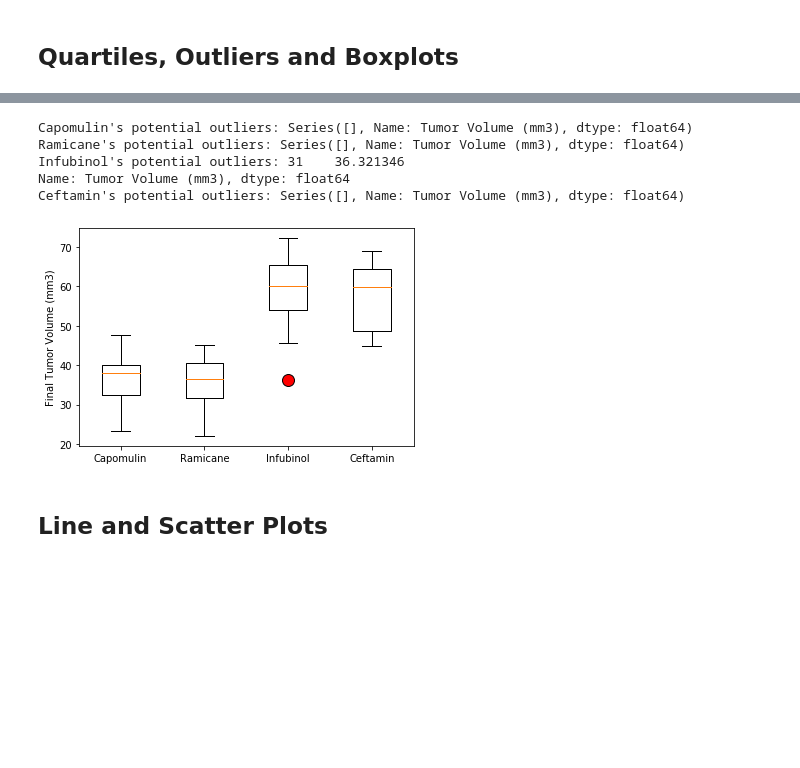
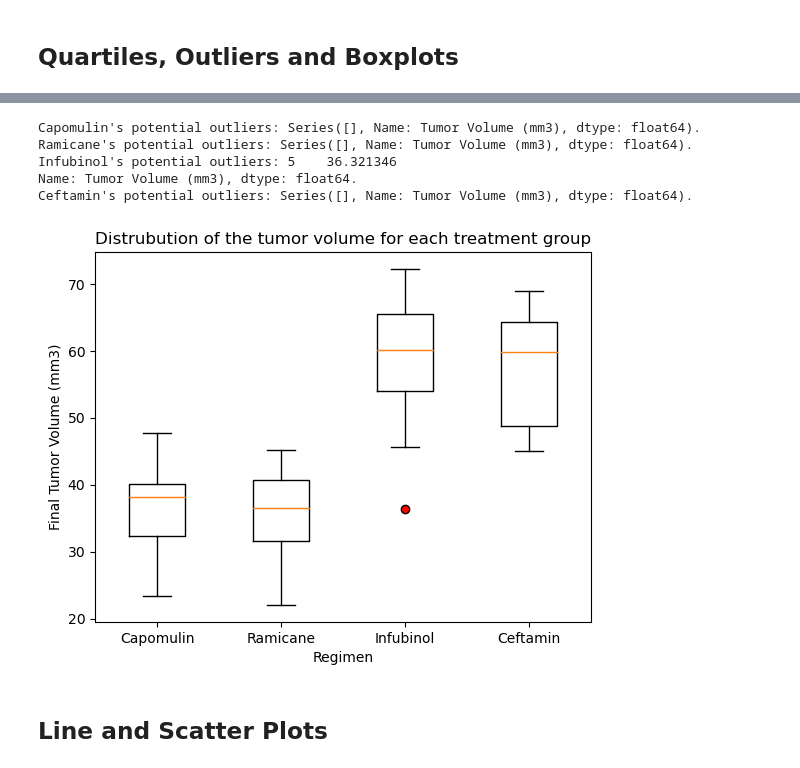
Before and after one commit to ViolettaAntonova/Matplotlib-challene, a Jupyter notebook: pymaceuticals_starter.ipynb, the cells around one changed output, grey strips where cells are left out. Cells and saved outputs as stored; diff of their text form; code cells hidden in the pictures; blank space fills up the shorter version.

```diff
--- a/pymaceuticals_starter.ipynb
+++ b/pymaceuticals_starter.ipynb
@@ -10,6 +20,7 @@
 import matplotlib.pyplot as plt
 import pandas as pd
 import scipy.stats as st
+from scipy.stats import linregress
 
 # Study data files
 mouse_metadata_path = "data/Mouse_metadata.csv"
@@ -21,7 +32,7 @@ study_results = pd.read_csv(study_results_path)
 
 # Combine the data into a single dataset
 combined_df = pd.merge(study_results, mouse_metadata,
-                                 ow='outer', on='Mouse ID')
+                                 how='outer', on='Mouse ID')
 
 # Display the data table for preview
 combined_df.head()
@@ -195,0 +245,9 @@ plt.show()
+# %%
+Capomulin_merge = pd.merge(Capomulin_vol, combinedclean_df, on=("Mouse ID","Timepoint"),how="left")
+Ramicane_merge = pd.merge(Ramicane_vol, combinedclean_df, on=("Mouse ID","Timepoint"),how="left")
+Infubinol_merge = pd.merge(Infubinol_vol, combinedclean_df, on=("Mouse ID","Timepoint"),how="left")
+Ceftamin_merge = pd.merge(Ceftamin_vol, combinedclean_df, on=("Mouse ID","Timepoint"),how="left")
+
+all_merged = pd.concat([Capomulin_merge, Ramicane_merge, Infubinol_merge, Ceftamin_merge ], axis=0)
+#all_reset = all_merged.reset_index()
+all_merged
@@ -196,29 +268,49 @@ plt.show()
 # %%
 # Put treatments into a list for for loop (and later for plot labels)
-
+treatment = ["Capomulin", "Ramicane", "Infubinol", "Ceftamin"]
 
 # Create empty list to fill with tumor vol data (for plotting)
-
+tumor_vol = []
 
 # Calculate the IQR and quantitatively determine if there are any potential outliers.
+for x in treatment:
 
+    vol = all_merged.loc[all_merged["Drug Regimen"]==x]["Tumor Volume (mm3)"]
+    tumor_vol.append(vol)
 
     # Locate the rows which contain mice on each drug and get the tumor volumes
+    quartiles = vol.quantile([.25,.5,.75])
+    lowerq = quartiles[0.25]
+    upperq = quartiles[0.75]
+    iqr = upperq-lowerq
 
 
     # add subset
-
+    lower_bound = lowerq - (1.5*iqr)
+    upper_bound = upperq + (1.5*iqr)
 
     # Determine outliers using upper and lower bounds
+    outliers = vol.loc[(vol > upper_bound) | (vol < lower_bound)]
+    #if len(outliers) > 0:
+    print(f"{x}'s potential outliers: {outliers}.")
 # %% [output]
-Capomulin's potential outliers: Series([], Name: Tumor Volume (mm3), dtype: float64)
-Ramicane's potential outliers: Series([], Name: Tumor Volume (mm3), dtype: float64)
-Infubinol's potential outliers: 31    36.321346
-Name: Tumor Volume (mm3), dtype: float64
-Ceftamin's potential outliers: Series([], Name: Tumor Volume (mm3), dtype: float64)
+Capomulin's potential outliers: Series([], Name: Tumor Volume (mm3), dtype: float64).
+Ramicane's potential outliers: Series([], Name: Tumor Volume (mm3), dtype: float64).
+Infubinol's potential outliers: 5    36.321346
+Name: Tumor Volume (mm3), dtype: float64.
+Ceftamin's potential outliers: Series([], Name: Tumor Volume (mm3), dtype: float64).
 # %%
 # Generate a box plot that shows the distrubution of the tumor volume for each treatment group.
+red_circle = dict(markerfacecolor='red', marker='o')
+
+plt.boxplot(tumor_vol, labels = treatment, flierprops=red_circle)
+
+plt.xlabel("Regimen")
+plt.title('Distrubution of the tumor volume for each treatment group')
+plt.ylabel('Final Tumor Volume (mm3)')
+
+plt.show()
 # %% [output]
-[figure, old version]
+[figure, new version]
 # %% [markdown]
 ## Line and Scatter Plots
```
Also changed, not shown: parts of 14 cells of this notebook, 1 other file.
